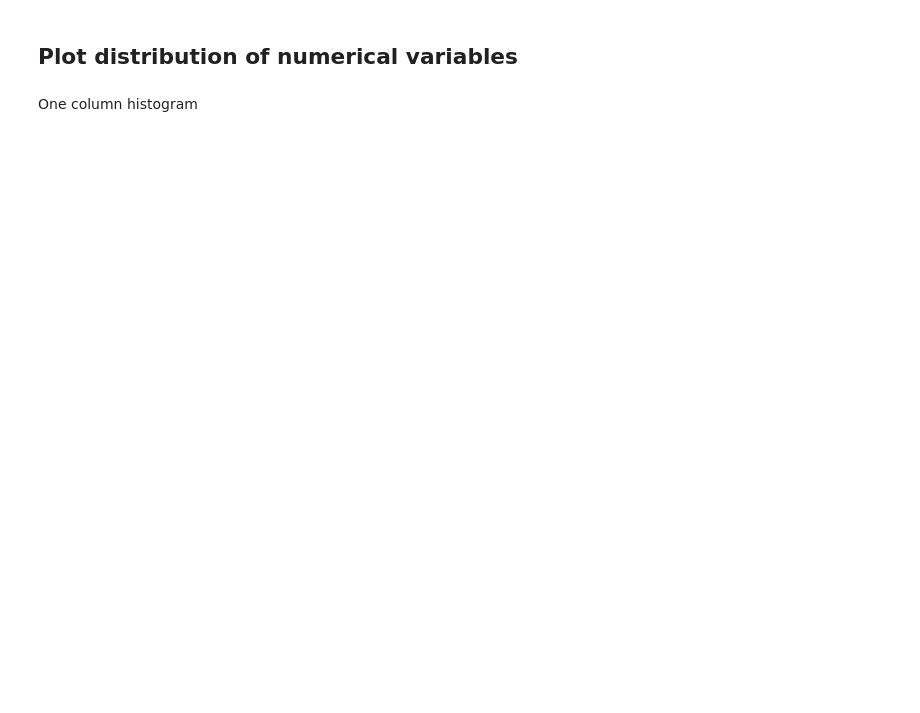
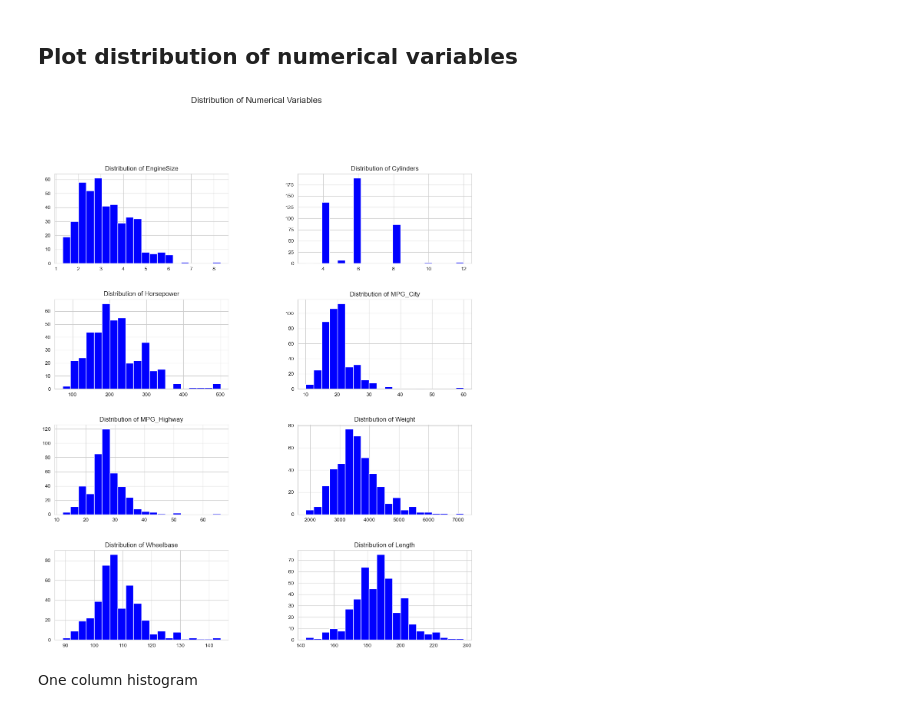
Before and after one commit to nogibjj/AfagR_DE_mini_project_polars, a Jupyter notebook: analysis.ipynb, the cells around one changed output. Drawn from its saved outputs; the diff is of its cells as text; code cells hidden in the pictures; blank space fills up the shorter version.

```diff
--- a/analysis.ipynb
+++ b/analysis.ipynb
@@ -11,4 +12,6 @@ def get_data(dataset):
     data = pd.read_csv(dataset)
     return data
 # %%
-data = get_data("https://raw.githubusercontent.com/Utshav-paudel/10-data-analysis-project/d7379235a8d48290c5333b83685d6fca76b5f2f9/dataset/2.%20Cars%20Data1.csv")
+data = get_data(
+    "https://raw.githubusercontent.com/Utshav-paudel/10-data-analysis-project/d7379235a8d48290c5333b83685d6fca76b5f2f9/dataset/2.%20Cars%20Data1.csv"
+)
@@ -22,3 +22,31 @@ plt.show()
+# %%
+def plot_all_vars(data):
+    numeric_columns = data.select(
+        [pd.col(c) for c in data.columns if data[c].dtype in [pd.Float64, pd.Int64]]
+    )
+    num_columns = numeric_columns.columns
+    fig, axes = plt.subplots(
+        len(num_columns) // 2 + 1, 2, figsize=(14, 20)
+    )  # 2 columns layout
+
+    axes = axes.flatten()
+
+    for i, col in enumerate(num_columns):
+        axes[i].hist(numeric_columns[col].to_numpy(), bins=20, color="blue")
+        axes[i].set_title(f"Distribution of {col}")
+
+    for j in range(i + 1, len(axes)):
+        fig.delaxes(axes[j])
+
+    plt.suptitle("Distribution of Numerical Variables", fontsize=16)
+    plt.subplots_adjust(hspace=0.4, wspace=0.4)
+    plt.savefig("All_features_distribution.png")
+    plt.show()
+
+
+plot_all_vars(data)
+# %% [output]
+[figure, added]
 # %% [markdown]
 One column histogram
 # %%
```
Also changed, not shown: parts of 7 cells of this notebook, 9 other files.
